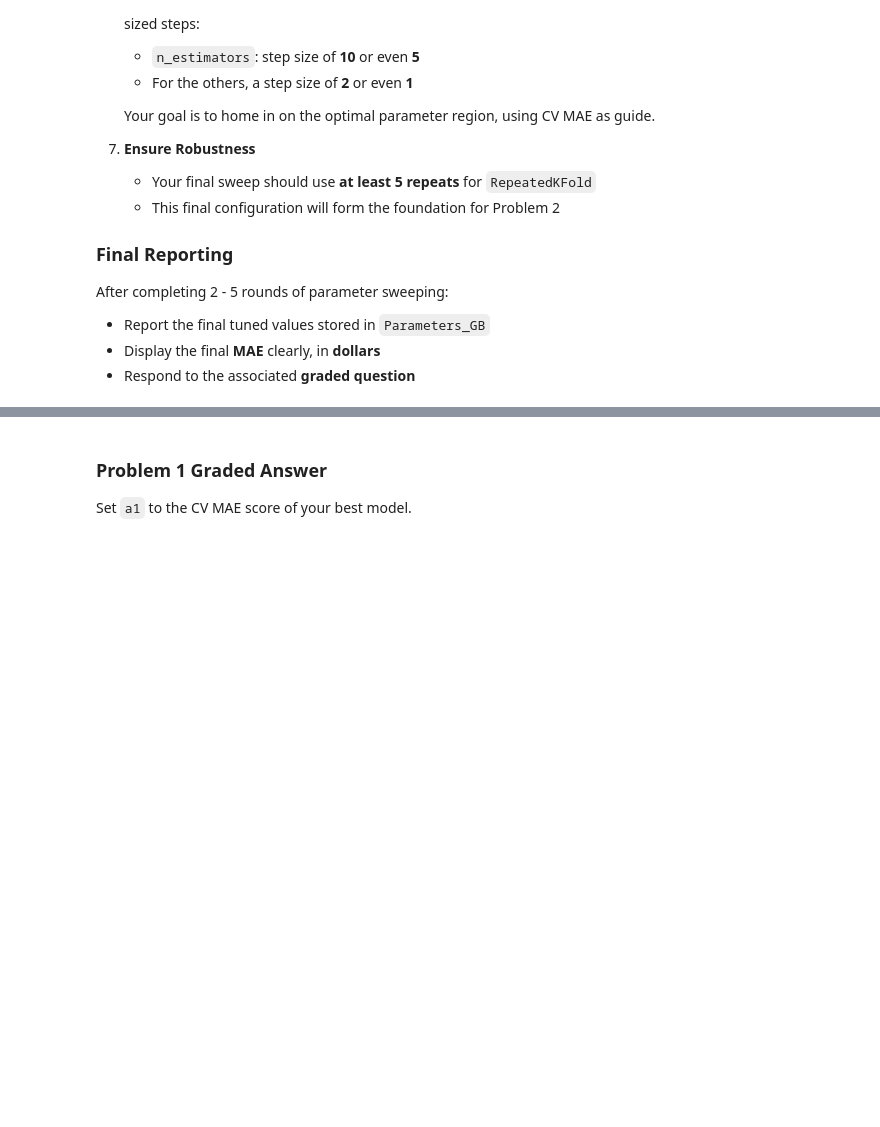
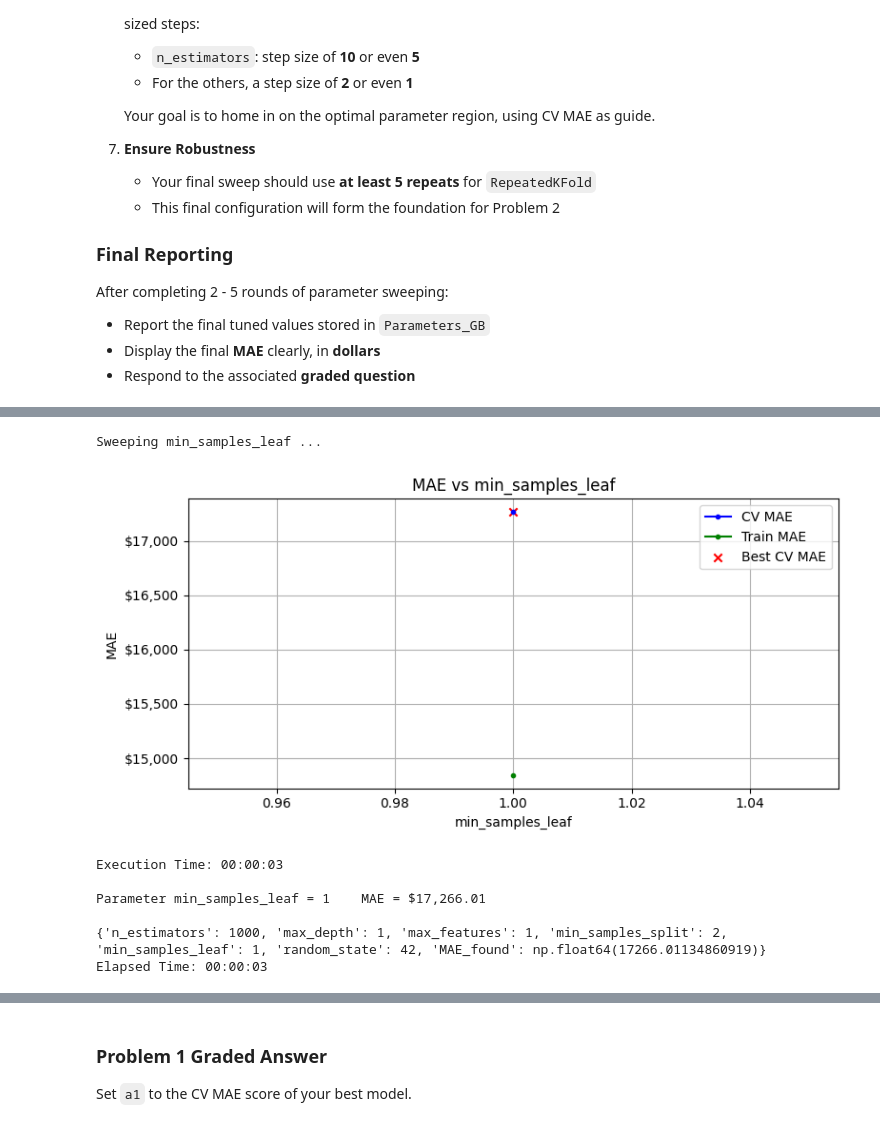
Before and after one commit to jydeleon/JazminRepo-603, a Jupyter notebook: Module-3-Assignments-main/Homework_07.ipynb, the cells around one changed output, grey strips where cells are left out. Cells and saved outputs as stored; diff of their text form; code cells hidden in the pictures; blank space fills up the shorter version.

```diff
--- a/Module-3-Assignments-main/Homework_07.ipynb
+++ b/Module-3-Assignments-main/Homework_07.ipynb
@@ -408,0 +512,33 @@ Params_GB = Default_Parameters_GB.copy()
+# %%
+# Your code here, add as many cells as you need
+start = time.time()
+
+param = 'min_samples_leaf'
+param_lists[param] = range(1, 3, 5)
+
+print(f"Sweeping {param} ...")
+
+# Run the sweep and return a dictionary updated with the best value found
+Params_GB = sweep_parameter(GradientBoostingRegressor,
+                            Params_GB,
+                            param,
+                            param_lists[param],
+                            n_jobs         =-1,
+                            n_repeats      =1
+                            )
+
+# Print out results of this sweep
+print(f"\nParameter {param} = {Params_GB[param]}    MAE = ${Params_GB['MAE_found']:,.2f}\n")
+print(Params_GB)
+
+end = time.time()
+print("Elapsed Time:", format_hms(end - start))
+# %% [output]
+Sweeping min_samples_leaf ...
+[figure, added]
+Execution Time: 00:00:03
+
+Parameter min_samples_leaf = 1    MAE = $17,266.01
+
+{'n_estimators': 1000, 'max_depth': 1, 'max_features': 1, 'min_samples_split': 2, 'min_samples_leaf': 1, 'random_state': 42, 'MAE_found': np.float64(17266.01134860919)}
+Elapsed Time: 00:00:03
```
Also changed, not shown: parts of 7 cells of this notebook.
